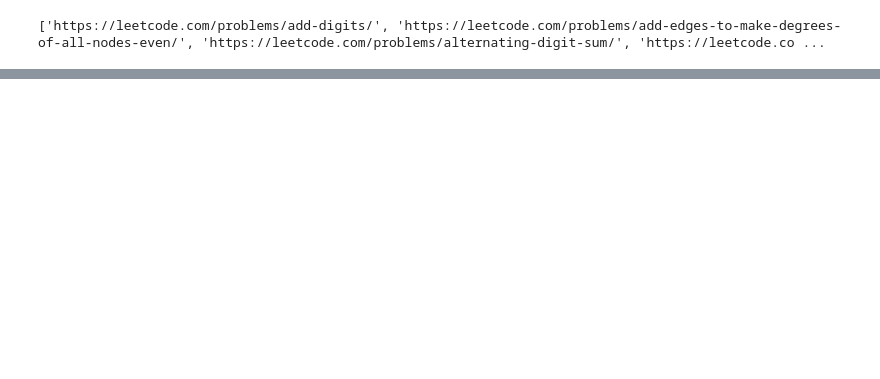
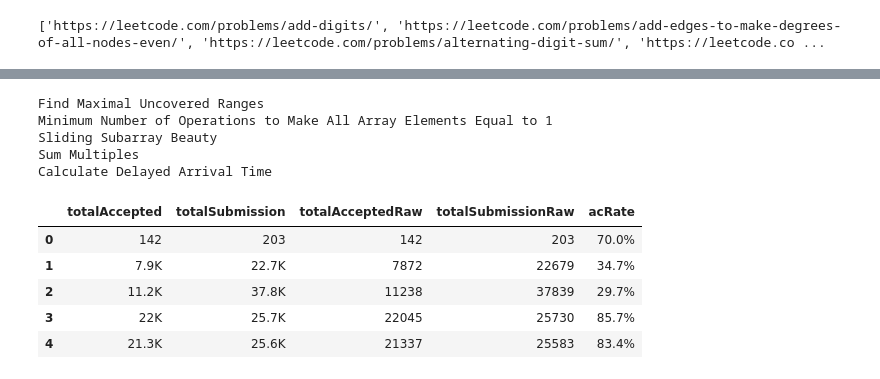
Before and after one commit to ChrisIBill/leetcode-acct-scraper, a Jupyter notebook: src/runner.ipynb, the cells around one changed output, grey strips where cells are left out. Cells and saved outputs as stored; diff of their text form; code cells hidden in the pictures; blank space fills up the shorter version.

```diff
--- a/src/runner.ipynb
+++ b/src/runner.ipynb
@@ -167,0 +42,20 @@ Problem not in DB, skipping
+# %%
+from src.utils.dbHandler import writeProblemsToDB
+
+
+writeProblemsToDB(probsDict)
+# %% [output]
+Find Maximal Uncovered Ranges
+Minimum Number of Operations to Make All Array Elements Equal to 1
+Sliding Subarray Beauty
+Sum Multiples
+Calculate Delayed Arrival Time
+# %%
+probs['stats'].map(eval).apply(pandas.Series)
+# %% [output]
+|  | totalAccepted | totalSubmission | totalAcceptedRaw | totalSubmissionRaw | acRate |
+| 0 | 142 | 203 | 142 | 203 | 70.0% |
+| 1 | 7.9K | 22.7K | 7872 | 22679 | 34.7% |
+| 2 | 11.2K | 37.8K | 11238 | 37839 | 29.7% |
+| 3 | 22K | 25.7K | 22045 | 25730 | 85.7% |
+| 4 | 21.3K | 25.6K | 21337 | 25583 | 83.4% |
```
Also changed, not shown: parts of 26 cells of this notebook, 10 other files.
